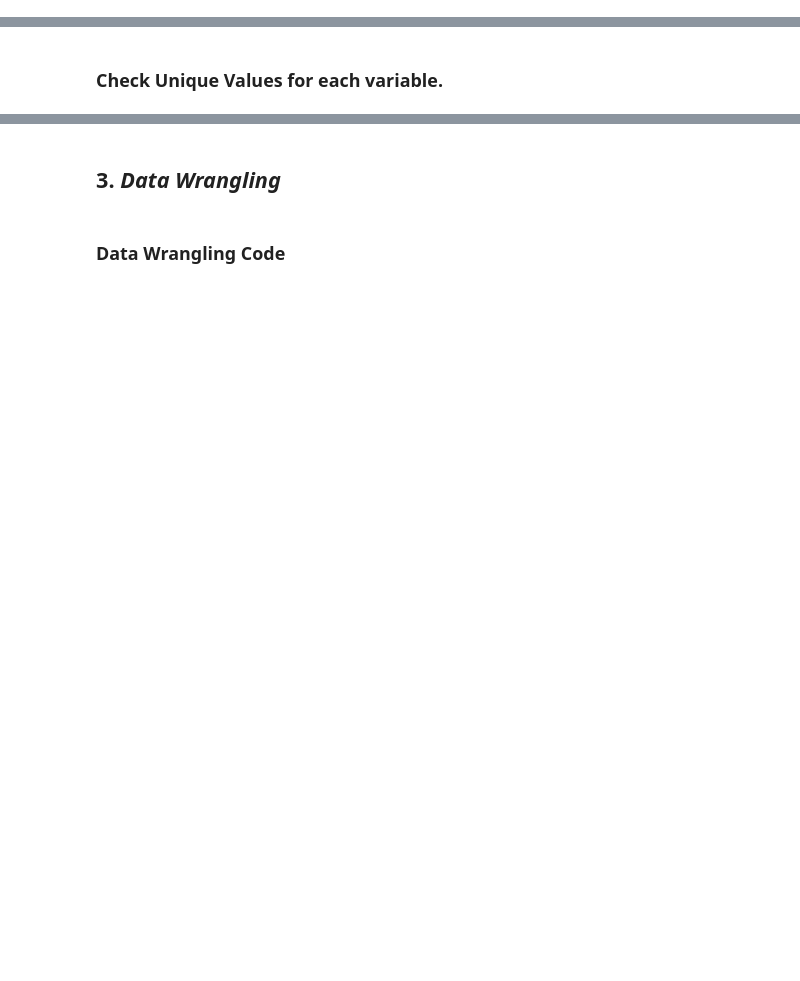
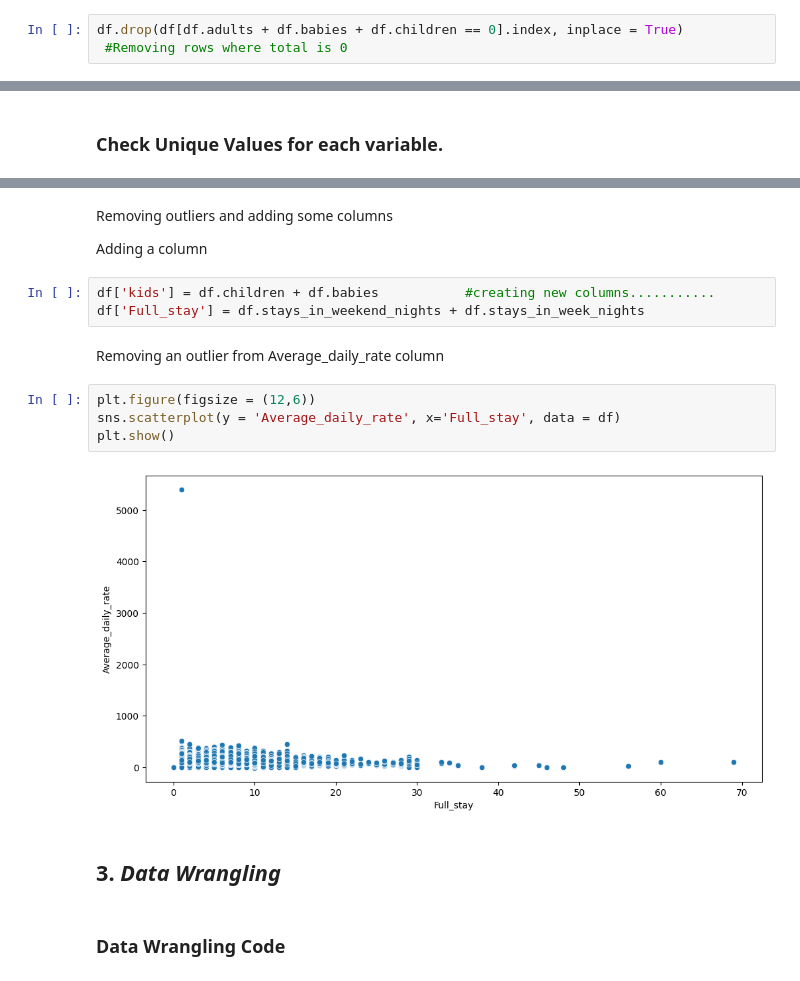
Before and after one commit to babinash/EDA_Project_HBA, a Jupyter notebook: EDA_Submission_HBA.ipynb, the cells around one changed output, grey strips where cells are left out. Drawn from its saved outputs; the diff is of its cells as text; blank space fills up the shorter version.

```diff
--- a/EDA_Submission_HBA.ipynb
+++ b/EDA_Submission_HBA.ipynb
@@ -178,0 +306,3 @@ Answer Here
+# %%
+df.drop(df[df.adults + df.babies + df.children == 0].index, inplace = True)
+ #Removing rows where total is 0
@@ -193,3 +448,18 @@ Answer Here
+# %% [markdown]
+Removing outliers and adding some columns
+
+Adding a column
+# %%
+df['kids'] = df.children + df.babies           #creating new columns...........
+df['Full_stay'] = df.stays_in_weekend_nights + df.stays_in_week_nights
+# %% [markdown]
+Removing an outlier from Average_daily_rate column
+# %%
+plt.figure(figsize = (12,6))
+sns.scatterplot(y = 'Average_daily_rate', x='Full_stay', data = df)
+plt.show()
+# %% [output]
+[figure, added]
 # %% [markdown]
 ## 3. ***Data Wrangling***
 # %% [markdown]
```
Also changed, not shown: parts of 189 cells of this notebook.
